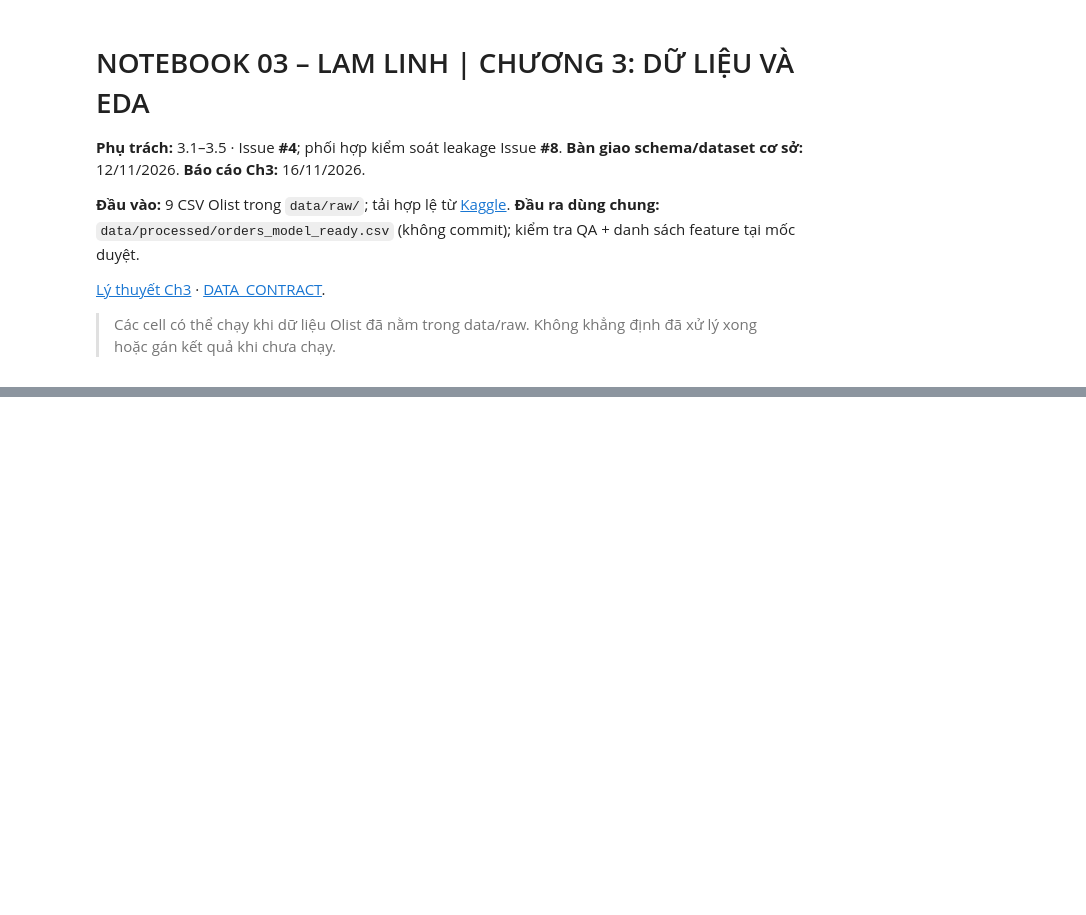
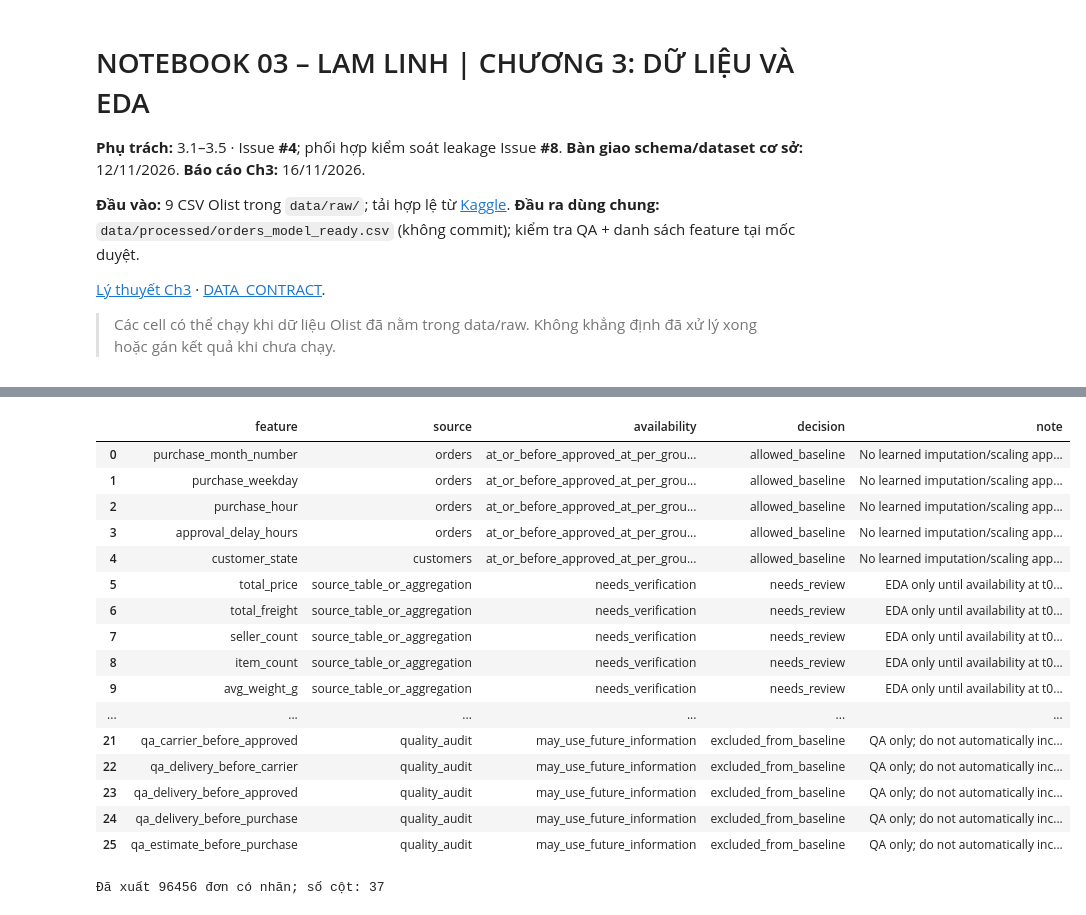
Before and after one commit to tanlen06-debug/Do_An_Khoa_hoc_du_lieu---GR02, a Jupyter notebook: notebooks/03_LAM_LINH_chuong_3.ipynb, the cells around one changed output, grey strips where cells are left out. Cells and saved outputs as stored; diff of their text form; code cells hidden in the pictures; blank space fills up the shorter version.

```diff
--- a/notebooks/03_LAM_LINH_chuong_3.ipynb
+++ b/notebooks/03_LAM_LINH_chuong_3.ipynb
@@ -200,0 +702,57 @@ print("SAFE_FEATURES dùng cho mô hình baseline:", SAFE_FEATURES)
+# %%
+model_data['purchase_month_number']=model_data['order_purchase_timestamp'].dt.month
+model_data['purchase_weekday']=model_data['order_purchase_timestamp'].dt.weekday
+model_data['purchase_hour']=model_data['order_purchase_timestamp'].dt.hour
+model_data['approval_delay_hours']=(model_data['order_approved_at']-model_data['order_purchase_timestamp']).dt.total_seconds()/3600
+SAFE_FEATURES=['purchase_month_number','purchase_weekday','purchase_hour','approval_delay_hours','customer_state']
+FORBIDDEN=['order_delivered_customer_date','order_delivered_carrier_date','order_status','review_score']
+assert not set(SAFE_FEATURES).intersection(FORBIDDEN)
+assert set(SAFE_FEATURES).issubset(model_data.columns)
+assert not model_data['approval_delay_hours'].dropna().lt(0).any()
+registry=[]
+for feature in SAFE_FEATURES:
+    registry.append({'feature':feature,'source':'customers' if feature=='customer_state' else 'orders',
+                     'availability':'at_or_before_approved_at_per_group_contract','decision':'allowed_baseline',
+                     'note':'No learned imputation/scaling applied here'})
+for feature in ['total_price','total_freight','seller_count','item_count','avg_weight_g','seller_region',
+                'product_category','total_payment','order_estimated_delivery_date','shipping_limit_date']:
+    registry.append({'feature':feature,'source':'source_table_or_aggregation','availability':'needs_verification',
+                     'decision':'needs_review','note':'EDA only until availability at t0 is confirmed'})
+for feature in FORBIDDEN:
+    registry.append({'feature':feature,'source':'orders_or_reviews','availability':'post_outcome',
+                     'decision':'forbidden_as_feature','note':'Label / sample / retrospective analysis only'})
+for feature in model_data.filter(like='qa_').columns:
+    registry.append({'feature':feature,'source':'quality_audit','availability':'may_use_future_information',
+                     'decision':'excluded_from_baseline','note':'QA only; do not automatically include flags in X'})
+feature_registry=pd.DataFrame(registry)
+feature_registry.to_csv(TABLES/'feature_registry.csv',index=False)
+(PROCESSED/'feature_whitelist.json').write_text(json.dumps(SAFE_FEATURES,ensure_ascii=False,indent=2),encoding='utf-8')
+output=PROCESSED/'orders_model_ready.csv'
+model_data.to_csv(output,index=False)
+base.to_csv(PROCESSED/'orders_analysis_all_status.csv',index=False)
+# Kiểm tra trực tiếp file đã ghi, không chỉ DataFrame trong RAM.
+check=pd.read_csv(output,dtype={'order_id':'string'})
+assert len(check)==len(model_data) and check['order_id'].is_unique
+assert check['is_late'].isin([0,1]).all()
+assert check['is_late'].sum()==model_data['is_late'].sum()
+display(feature_registry)
+print('Đã xuất', len(model_data), 'đơn có nhãn; số cột:', model_data.shape[1])
+# %% [output]
+|  | feature | source | availability | decision | note |
+| 0 | purchase_month_number | orders | at_or_before_approved_at_per_grou... | allowed_baseline | No learned imputation/scaling app... |
+| 1 | purchase_weekday | orders | at_or_before_approved_at_per_grou... | allowed_baseline | No learned imputation/scaling app... |
+| 2 | purchase_hour | orders | at_or_before_approved_at_per_grou... | allowed_baseline | No learned imputation/scaling app... |
+| 3 | approval_delay_hours | orders | at_or_before_approved_at_per_grou... | allowed_baseline | No learned imputation/scaling app... |
+| 4 | customer_state | customers | at_or_before_approved_at_per_grou... | allowed_baseline | No learned imputation/scaling app... |
+| 5 | total_price | source_table_or_aggregation | needs_verification | needs_review | EDA only until availability at t0... |
+| 6 | total_freight | source_table_or_aggregation | needs_verification | needs_review | EDA only until availability at t0... |
+| 7 | seller_count | source_table_or_aggregation | needs_verification | needs_review | EDA only until availability at t0... |
+| 8 | item_count | source_table_or_aggregation | needs_verification | needs_review | EDA only until availability at t0... |
+| 9 | avg_weight_g | source_table_or_aggregation | needs_verification | needs_review | EDA only until availability at t0... |
+| ... | ... | ... | ... | ... | ... |
+| 21 | qa_carrier_before_approved | quality_audit | may_use_future_information | excluded_from_baseline | QA only; do not automatically inc... |
+| 22 | qa_delivery_before_carrier | quality_audit | may_use_future_information | excluded_from_baseline | QA only; do not automatically inc... |
+| 23 | qa_delivery_before_approved | quality_audit | may_use_future_information | excluded_from_baseline | QA only; do not automatically inc... |
+| 24 | qa_delivery_before_purchase | quality_audit | may_use_future_information | excluded_from_baseline | QA only; do not automatically inc... |
+| 25 | qa_estimate_before_purchase | quality_audit | may_use_future_information | excluded_from_baseline | QA only; do not automatically inc... |
+Đã xuất 96456 đơn có nhãn; số cột: 37
```
Also changed, not shown: parts of 50 cells of this notebook, 27 other files.
